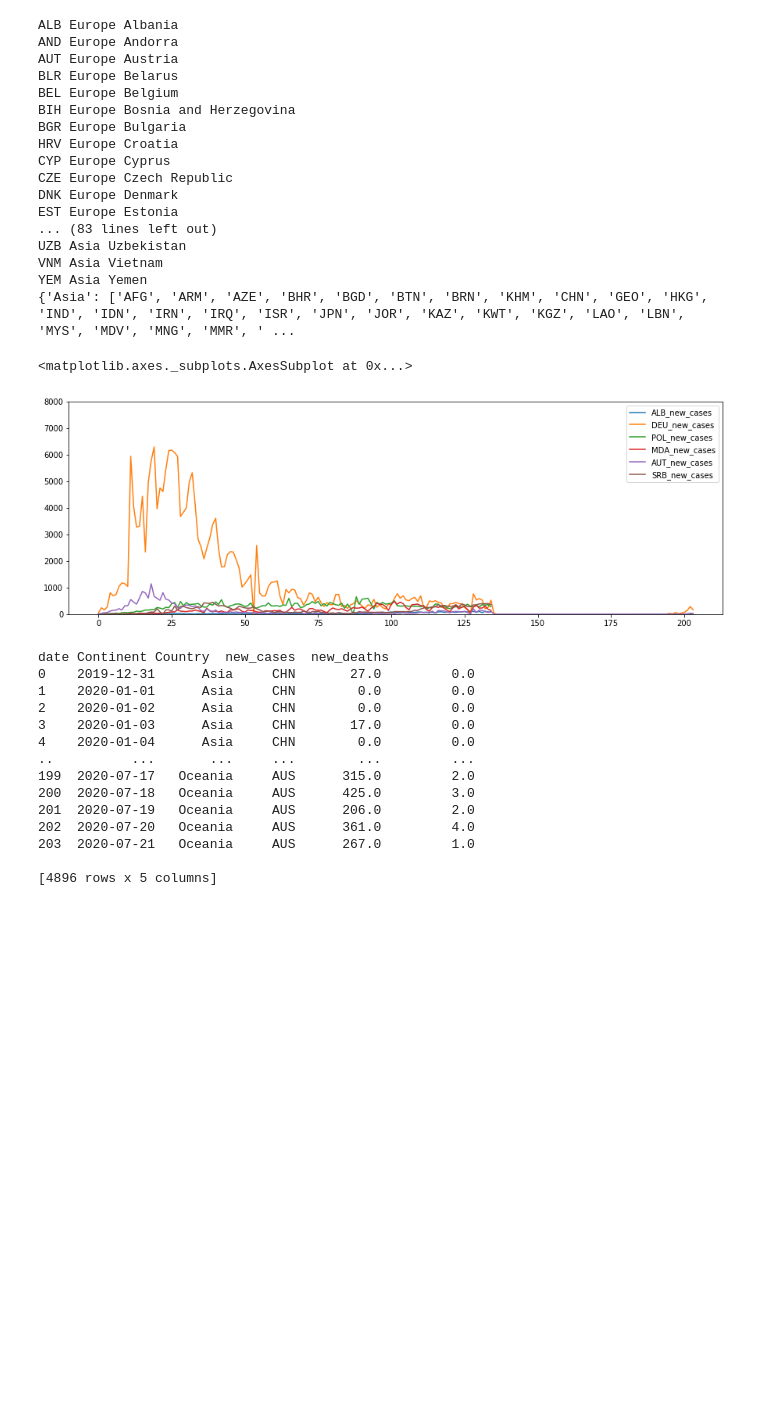
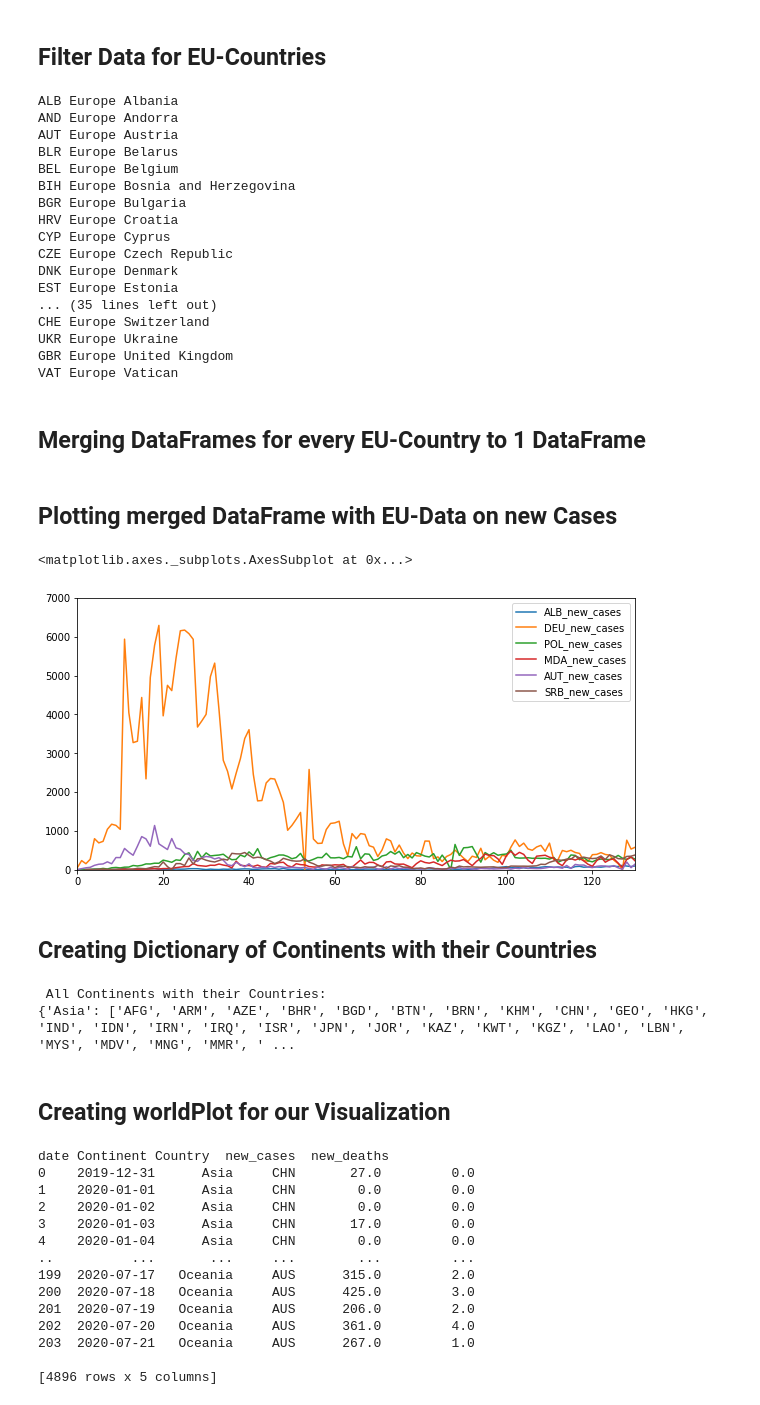
Before and after one commit to TechPiranja/Corona_Studienarbeit, a Jupyter notebook: notebooks/Corona.ipynb, the cells around one changed output. Drawn from its saved outputs; the diff is of its cells as text; code cells hidden in the pictures; blank space fills up the shorter version.

```diff
--- a/notebooks/Corona.ipynb
+++ b/notebooks/Corona.ipynb
@@ -5,30 +10,15 @@ import requests
+# %% [markdown]
+## Filter Data for EU-Countries
 # %%
 url = "https://covid.ourworldindata.org/data/owid-covid-data.json"
 data = requests.get(url).json()
+
 EUCountries = []
-AsiaCountries = []
-
 for country in data:
     if "continent" in data[country]:
         if "Europe" in data[country]["continent"]:
             EUCountries.append(country)
             print(country + " " + data[country]["continent"] + " " + str(data[country]["location"]))
-
-for country in data:
-    if "continent" in data[country]:
-        if "Asia" in data[country]["continent"]:
-            AsiaCountries.append(country)
-            print(country + " " + data[country]["continent"] + " " + str(data[country]["location"]))
-
-testData = {}
-for country in data:
-    if "continent" in data[country]:
-        if data[country]["continent"] not in testData:
-            testData[data[country]["continent"]] = []
-        testData[data[country]["continent"]].append(country)
-
-print(testData)
-EUCountries.remove("GBR") #it has negative new_cases
 # %% [output]
 ALB Europe Albania
 AND Europe Andorra
@@ -42,11 +32,13 @@ CYP Europe Cyprus
 CZE Europe Czech Republic
 DNK Europe Denmark
 EST Europe Estonia
-... (83 lines left out)
-UZB Asia Uzbekistan
-VNM Asia Vietnam
-YEM Asia Yemen
-{'Asia': ['AFG', 'ARM', 'AZE', 'BHR', 'BGD', 'BTN', 'BRN', 'KHM', 'CHN', 'GEO', 'HKG', 'IND', 'IDN', 'IRN', 'IRQ', 'ISR', 'JPN', 'JOR', 'KAZ', 'KWT', 'KGZ', 'LAO', 'LBN', 'MYS', 'MDV', 'MNG', 'MMR', ' ...
+... (35 lines left out)
+CHE Europe Switzerland
+UKR Europe Ukraine
+GBR Europe United Kingdom
+VAT Europe Vatican
+# %% [markdown]
+## Merging DataFrames for every EU-Country to 1 DataFrame
 # %%
 columns = ["date"]
 covidPlot = pd.DataFrame(columns = columns)
@@ -62,9 +54,28 @@ for country in EUCountries:
         newDf = pd.DataFrame(columns = columns)
         newDf["date"], newDf[country+"_new_cases"] = [dates, new_cases]
         covidPlot = pd.merge(covidPlot, newDf, on='date', how='outer')
-
-covidPlot.plot(ylim=[0, 8000], y=["ALB_new_cases", "DEU_new_cases", "POL_new_cases", "MDA_new_cases", "AUT_new_cases", "SRB_new_cases"],figsize=(15,5))
-# %% [output]
-<matplotlib.axes._subplots.AxesSubplot at 0x...>
-[figure, removed]
+# %% [markdown]
+## Plotting merged DataFrame with EU-Data on new Cases
+# %%
+covidPlot.plot(ylim=[0, 7000], xlim=[0, 130], y=["ALB_new_cases", "DEU_new_cases", "POL_new_cases", "MDA_new_cases", "AUT_new_cases", "SRB_new_cases"],figsize=(10,5))
+# %% [output]
+<matplotlib.axes._subplots.AxesSubplot at 0x...>
+[figure, added]
+# %% [markdown]
+## Creating Dictionary of Continents with their Countries
+# %%
+ContinentList = {}
+for country in data:
+    if "continent" in data[country]:
+        if data[country]["continent"] not in ContinentList:
+            ContinentList[data[country]["continent"]] = []
+        ContinentList[data[country]["continent"]].append(country)
+
+print("\n All Continents with their Countries:")
+print(ContinentList)
+# %% [output]
+ All Continents with their Countries:
+{'Asia': ['AFG', 'ARM', 'AZE', 'BHR', 'BGD', 'BTN', 'BRN', 'KHM', 'CHN', 'GEO', 'HKG', 'IND', 'IDN', 'IRN', 'IRQ', 'ISR', 'JPN', 'JOR', 'KAZ', 'KWT', 'KGZ', 'LAO', 'LBN', 'MYS', 'MDV', 'MNG', 'MMR', ' ...
+# %% [markdown]
+## Creating worldPlot for our Visualization
 # %%
```
Also changed, not shown: parts of 6 cells of this notebook.
